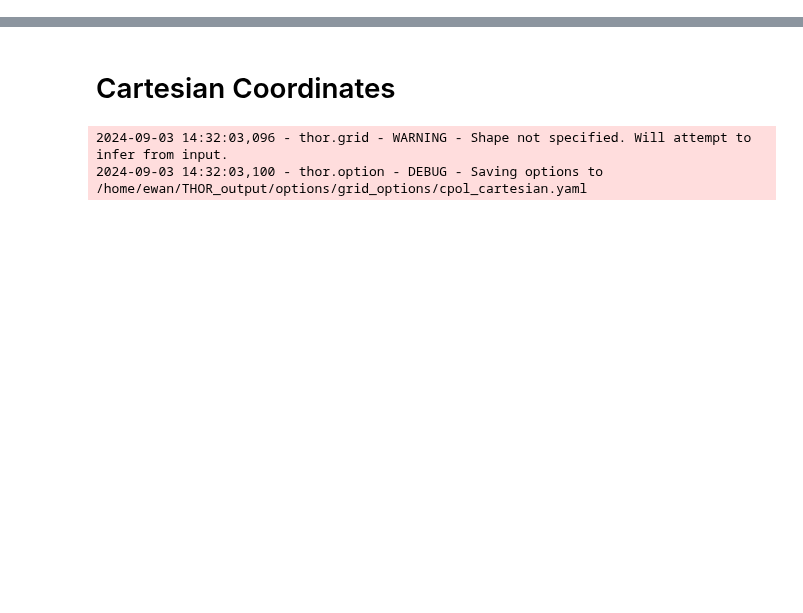
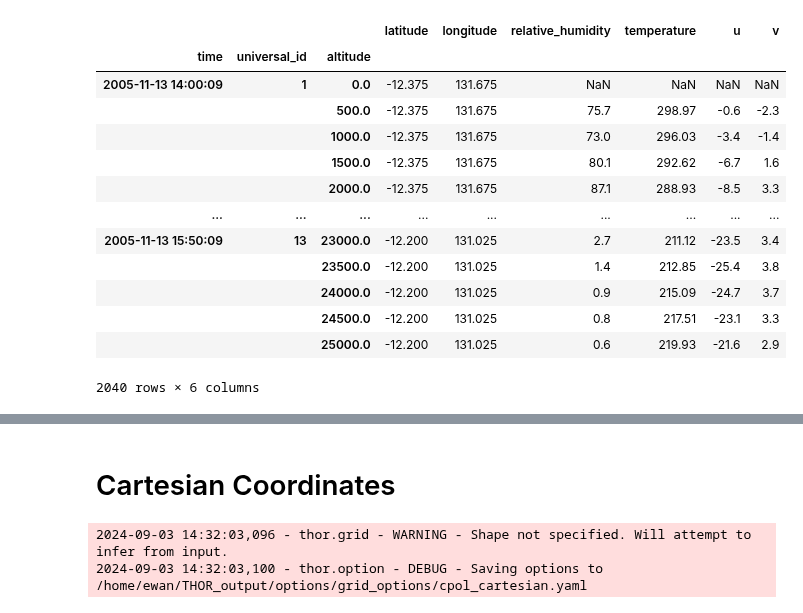
Before and after one commit to THUNER-project/THUNER, a Jupyter notebook: demo/cpol.ipynb, the cells around one changed output, grey strips where cells are left out. Drawn from its saved outputs; the diff is of its cells as text; code cells hidden in the pictures; blank space fills up the shorter version.

```diff
--- a/demo/cpol.ipynb
+++ b/demo/cpol.ipynb
@@ -109,0 +104,18 @@ tracks = track.simultaneous_track(
+# %%
+test = attribute.utils.read_attribute_csv(output_directory / "attributes/cell/profile.csv")
+test
+# %% [output]
+|  |  |  | latitude | longitude | relative_humidity | temperature | u | v |
+| time | universal_id | altitude |  |  |  |  |  |  |
+| 2005-11-13 14:00:09 | 1 | 0.0 | -12.375 | 131.675 | NaN | NaN | NaN | NaN |
+|  |  | 500.0 | -12.375 | 131.675 | 75.7 | 298.97 | -0.6 | -2.3 |
+|  |  | 1000.0 | -12.375 | 131.675 | 73.0 | 296.03 | -3.4 | -1.4 |
+|  |  | 1500.0 | -12.375 | 131.675 | 80.1 | 292.62 | -6.7 | 1.6 |
+|  |  | 2000.0 | -12.375 | 131.675 | 87.1 | 288.93 | -8.5 | 3.3 |
+| ... | ... | ... | ... | ... | ... | ... | ... | ... |
+| 2005-11-13 15:50:09 | 13 | 23000.0 | -12.200 | 131.025 | 2.7 | 211.12 | -23.5 | 3.4 |
+|  |  | 23500.0 | -12.200 | 131.025 | 1.4 | 212.85 | -25.4 | 3.8 |
+|  |  | 24000.0 | -12.200 | 131.025 | 0.9 | 215.09 | -24.7 | 3.7 |
+|  |  | 24500.0 | -12.200 | 131.025 | 0.8 | 217.51 | -23.1 | 3.3 |
+|  |  | 25000.0 | -12.200 | 131.025 | 0.6 | 219.93 | -21.6 | 2.9 |
+2040 rows × 6 columns
```
Also changed, not shown: parts of 4 cells of this notebook, 21 other files.
